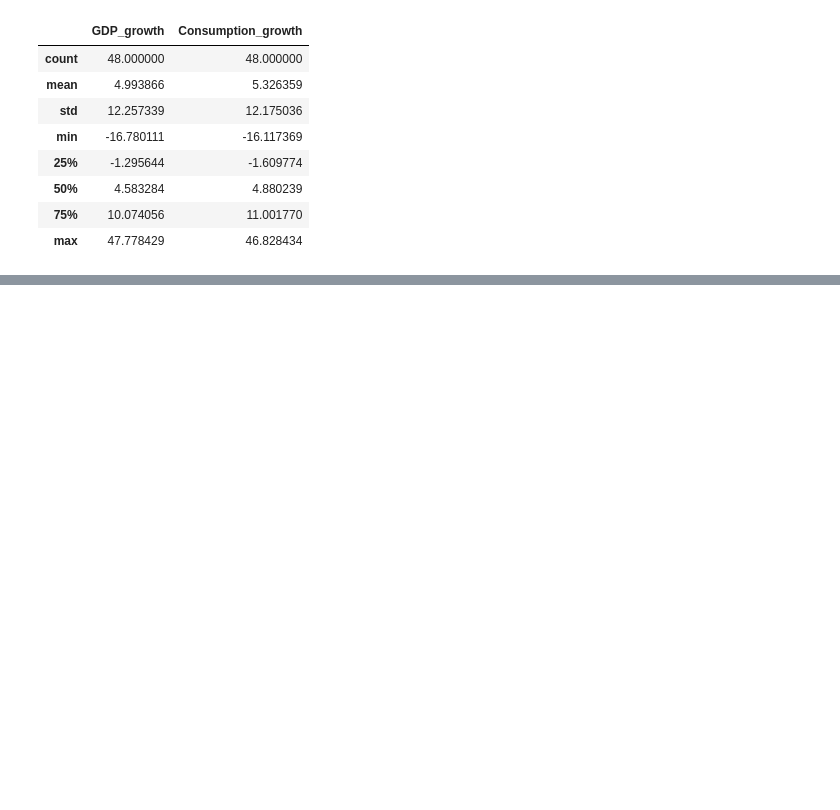
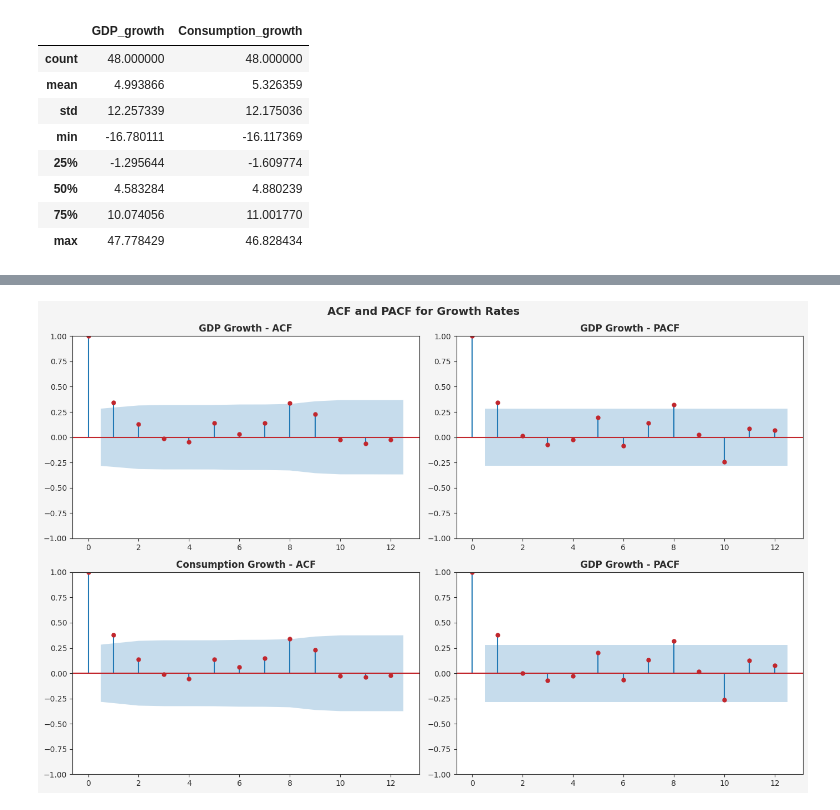
Before and after one commit to rahulmohandas11/time-series-analysis-course-assignment, a Jupyter notebook: analysis.ipynb, the cells around one changed output, grey strips where cells are left out. Drawn from its saved outputs; the diff is of its cells as text; code cells hidden in the pictures; blank space fills up the shorter version.

```diff
--- a/analysis.ipynb
+++ b/analysis.ipynb
@@ -86,0 +181,24 @@ df_growth.describe()
+# %%
+# Plot empirical ACF and PACF for the growth rates
+fig, axes = plt.subplots(2,2,figsize = (14,9), facecolor = LIGHT_GREY)
+fig.suptitle('ACF and PACF for Growth Rates', fontsize = 14, fontweight = 'bold')
+
+max_lags = min(20,len(df_growth)/4)
+
+plot_acf(df_growth['GDP_growth'], lags = max_lags, ax = axes[0,0], color = JAPAN_RED)
+axes[0,0].set_title('GDP Growth - ACF', fontweight = 'bold')
+
+plot_pacf(df_growth['GDP_growth'], lags = max_lags, ax = axes[0,1], color = JAPAN_RED)
+axes[0,1].set_title('GDP Growth - PACF', fontweight = 'bold')
+
+plot_acf(df_growth['Consumption_growth'], lags = max_lags, ax = axes[1,0], color = JAPAN_RED)
+axes[1,0].set_title('Consumption Growth - ACF', fontweight = 'bold')
+
+plot_pacf(df_growth['Consumption_growth'], lags = max_lags, ax = axes[1,1], color = JAPAN_RED)
+axes[1,1].set_title('GDP Growth - PACF', fontweight = 'bold')
+
+plt.tight_layout()
+plt.savefig('acf_pacf_plots.png',dpi = 300, bbox_inches = 'tight')
+plt.show()
+# %% [output]
+[figure, added]
```
Also changed, not shown: parts of 5 cells of this notebook, 1 other file.
